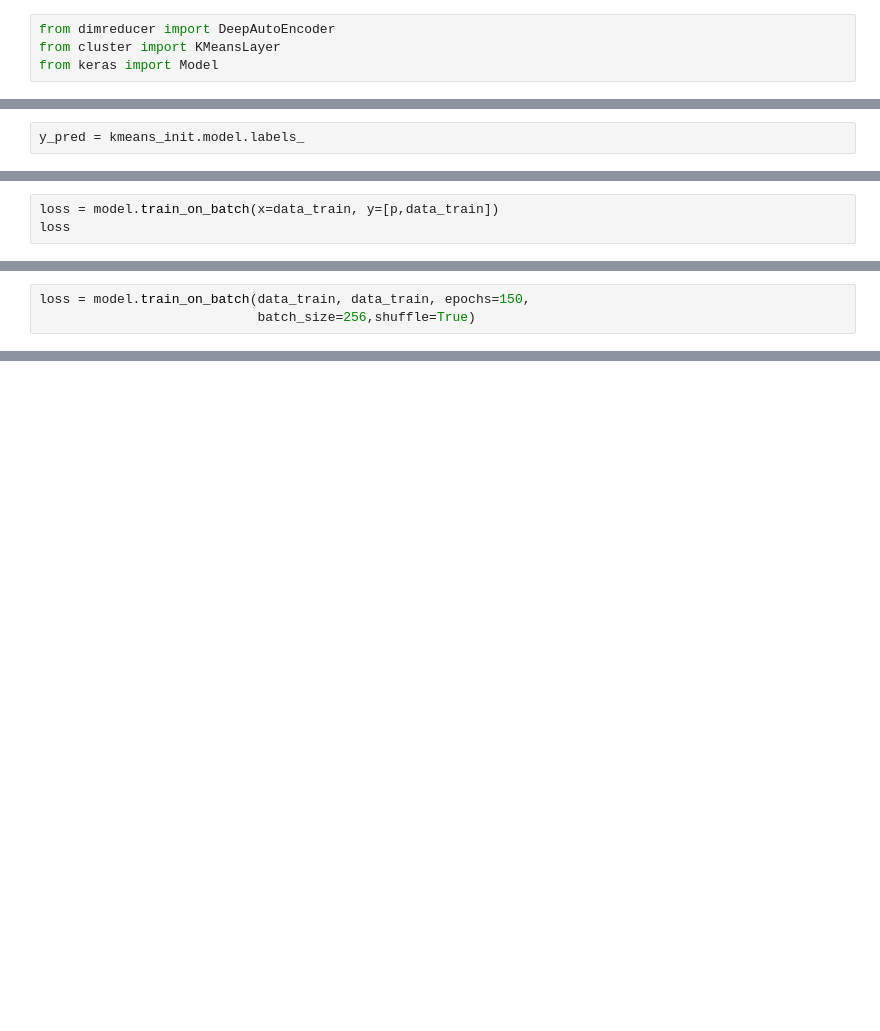
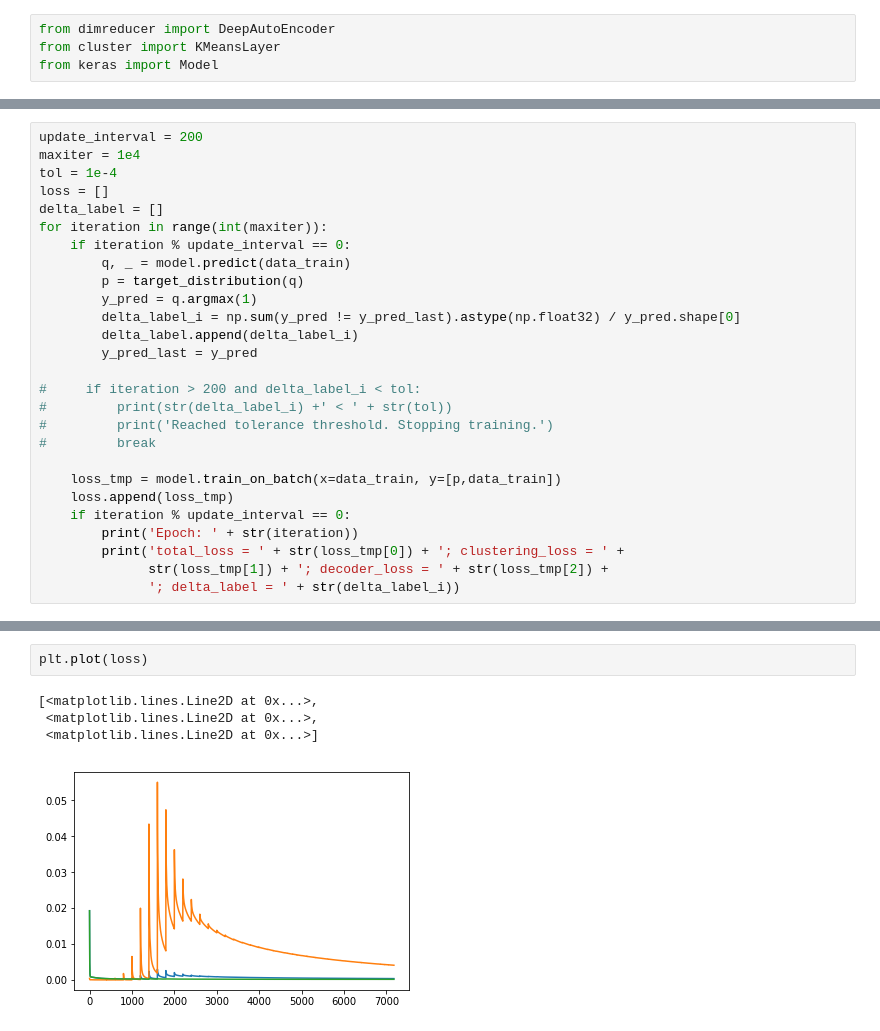
Before and after one commit to chembed/DeepChEmbed, a Jupyter notebook: deepchembed/notebook_scripts/dce_test.ipynb, the cells around one changed output, grey strips where cells are left out. Cells and saved outputs as stored; diff of their text form; blank space fills up the shorter version.

Commit message:
first attempt of dce model

```diff
--- a/deepchembed/notebook_scripts/dce_test.ipynb
+++ b/deepchembed/notebook_scripts/dce_test.ipynb
@@ -87,2 +95,0 @@ KMeans(algorithm='auto', copy_x=True, init='k-means++', max_iter=300,
-# %%
-y_pred = kmeans_init.model.labels_
@@ -101,3 +95,0 @@ y_pred = q.argmax(1)
-# %%
-loss = model.train_on_batch(x=data_train, y=[p,data_train])
-loss
@@ -112,3 +95,0 @@ model.get_layer(name='clustering_layer').set_weights([kmeans_cluster.model.clust
-# %%
-loss = model.train_on_batch(data_train, data_train, epochs=150,
-                            batch_size=256,shuffle=True)
@@ -132,0 +96,27 @@ for i in range(8):
+# %%
+update_interval = 200
+maxiter = 1e4
+tol = 1e-4
+loss = []
+delta_label = []
+for iteration in range(int(maxiter)):
+    if iteration % update_interval == 0:
+        q, _ = model.predict(data_train)
+        p = target_distribution(q)
+        y_pred = q.argmax(1)
+        delta_label_i = np.sum(y_pred != y_pred_last).astype(np.float32) / y_pred.shape[0]
+        delta_label.append(delta_label_i)
+        y_pred_last = y_pred
+
+#     if iteration > 200 and delta_label_i < tol:
+#         print(str(delta_label_i) +' < ' + str(tol))
+#         print('Reached tolerance threshold. Stopping training.')
+#         break
+
+    loss_tmp = model.train_on_batch(x=data_train, y=[p,data_train])
+    loss.append(loss_tmp)
+    if iteration % update_interval == 0:
+        print('Epoch: ' + str(iteration))
+        print('total_loss = ' + str(loss_tmp[0]) + '; clustering_loss = ' +
+              str(loss_tmp[1]) + '; decoder_loss = ' + str(loss_tmp[2]) +
+              '; delta_label = ' + str(delta_label_i))
@@ -132,0 +141,7 @@ for i in range(8):
+# %%
+plt.plot(loss)
+# %% [output]
+[<matplotlib.lines.Line2D at 0x...>,
+ <matplotlib.lines.Line2D at 0x...>,
+ <matplotlib.lines.Line2D at 0x...>]
+[figure, added]
```
Also changed, not shown: parts of 25 cells of this notebook, 1 other file.
